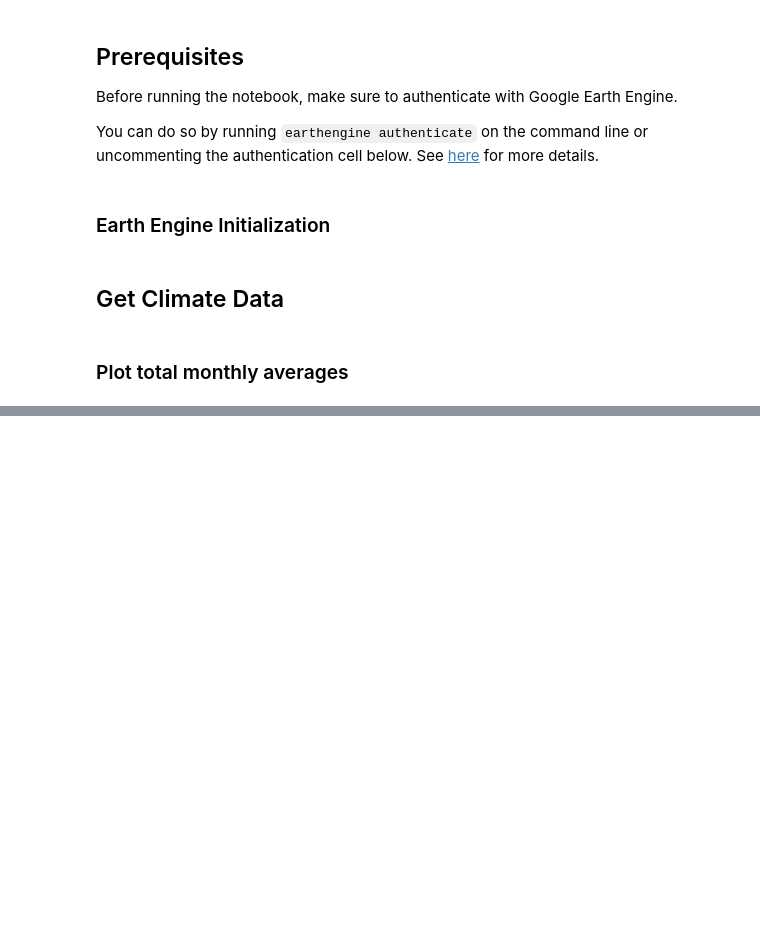
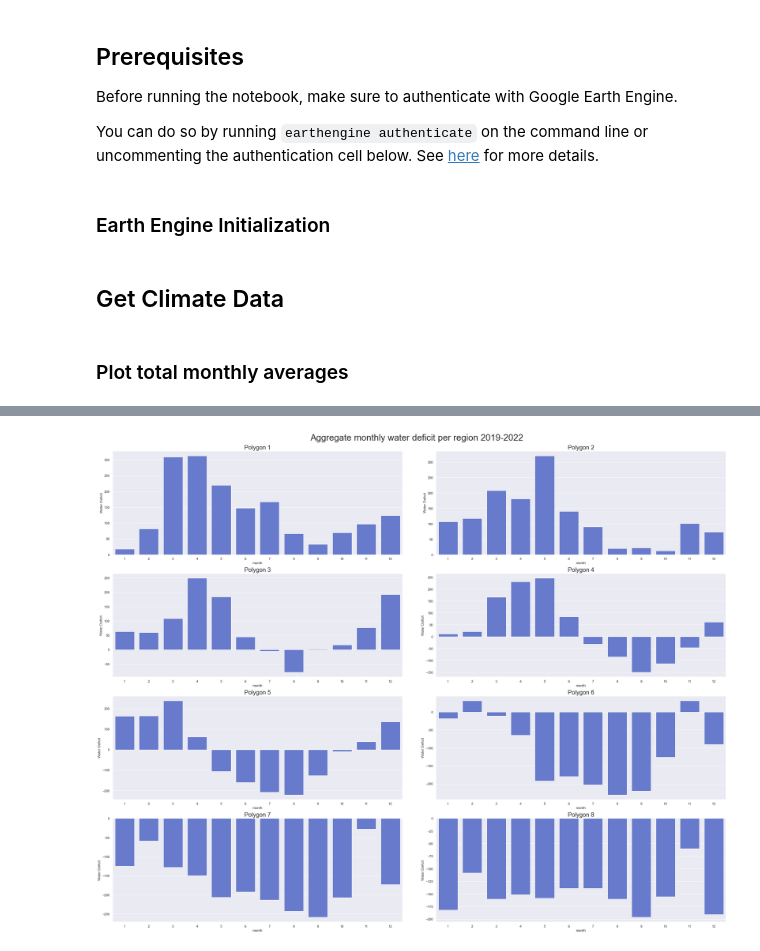
Before and after one commit to 4C-Guided-Team-Challenge/drought-with-gedi, a Jupyter notebook: notebooks/exploratory/ClimateData.ipynb, the cells around one changed output, grey strips where cells are left out. Saved outputs shown, nothing was run; the diff lists cells and outputs as text; code cells hidden in the pictures; blank space fills up the shorter version.

```diff
--- a/notebooks/exploratory/ClimateData.ipynb
+++ b/notebooks/exploratory/ClimateData.ipynb
@@ -91,0 +104,15 @@ plt.show()
+# %%
+# Water deficit
+total_monthly_mean['water_deficit'] = total_monthly_mean['precipitation'] - total_monthly_mean['PET']
+# Plot aggregate monthly potential evapotranspiration per region.
+fig = plot.barplot_per_polygon(total_monthly_mean,
+                              x='month',
+                              y='water_deficit',
+                              ylabel="Water Deficit",
+                              title="Aggregate monthly water deficit per region 2019-2022",
+                              color=plot.palette[5])
+
+plt.savefig(f'../../reports/figures/exploratory/total_monthly_water_deficit_2019_to_2022.png')
+plt.show()
+# %% [output]
+[figure, added]
```
Also changed, not shown: parts of 1 cell of this notebook, 2 other files.
